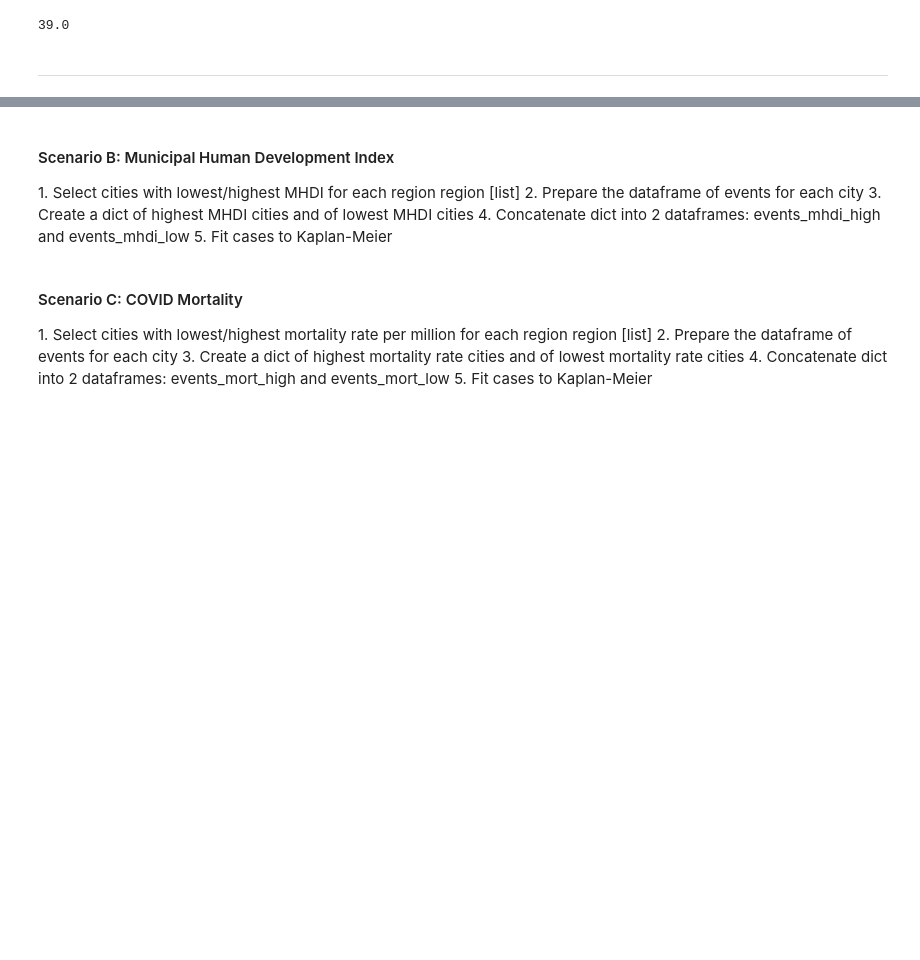
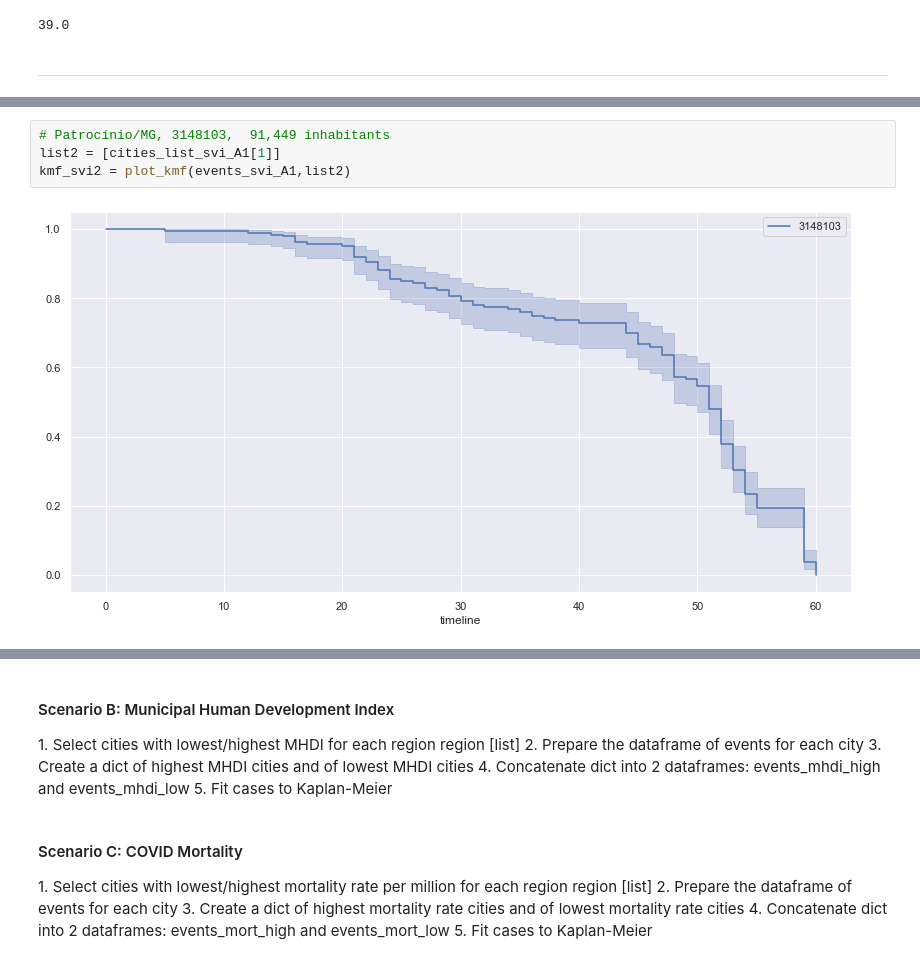
Before and after one commit to alexandrepereiraarq/COVIDGI, a Jupyter notebook: CVGI_MR_05_analysis.ipynb, the cells around one changed output, grey strips where cells are left out. Cells and saved outputs as stored; diff of their text form; blank space fills up the shorter version.

```diff
--- a/CVGI_MR_05_analysis.ipynb
+++ b/CVGI_MR_05_analysis.ipynb
@@ -226,0 +285,6 @@ kmf.median_survival_time_
+# %%
+# Patrocínio/MG, 3148103,  91,449 inhabitants
+list2 = [cities_list_svi_A1[1]]
+kmf_svi2 = plot_kmf(events_svi_A1,list2)
+# %% [output]
+[figure, added]
```
Also changed, not shown: parts of 23 cells of this notebook, 2 other files.
